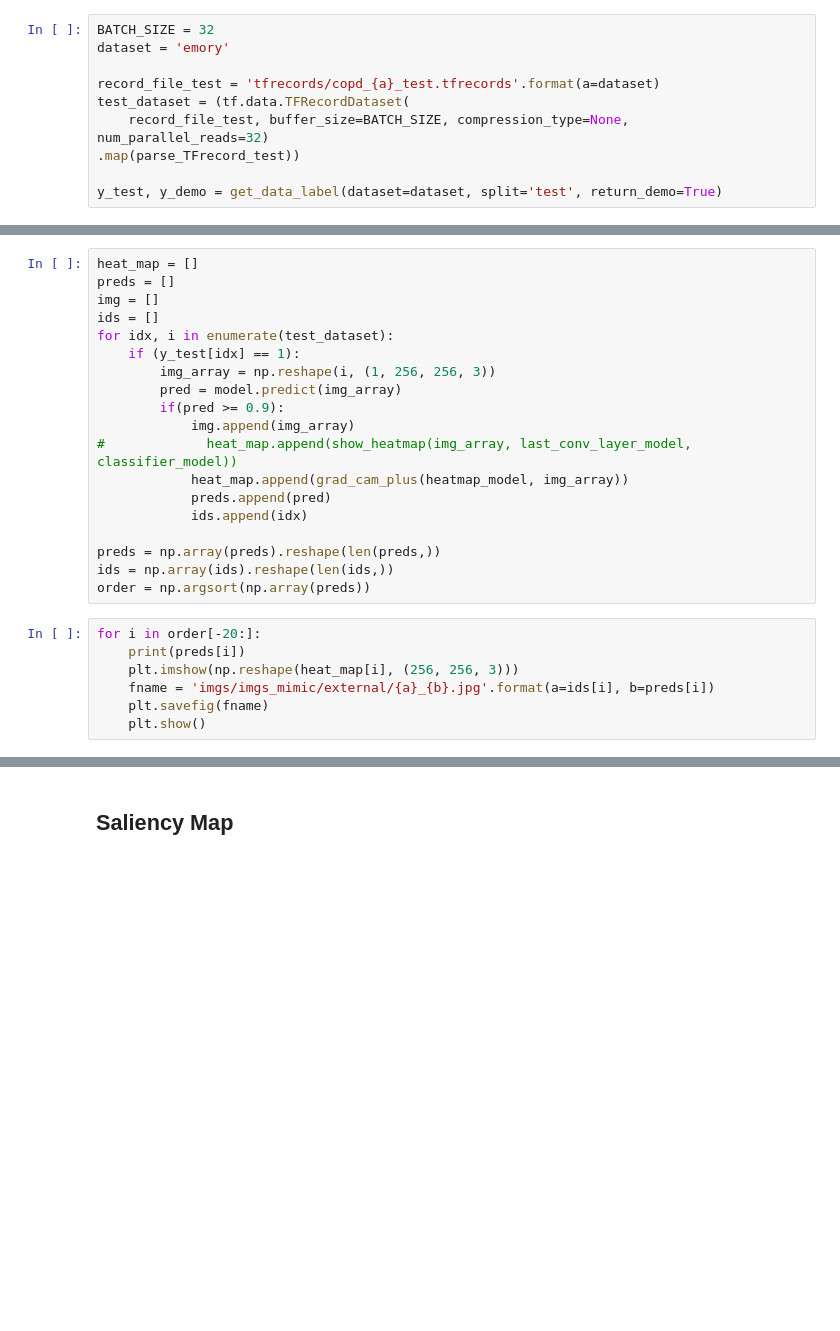
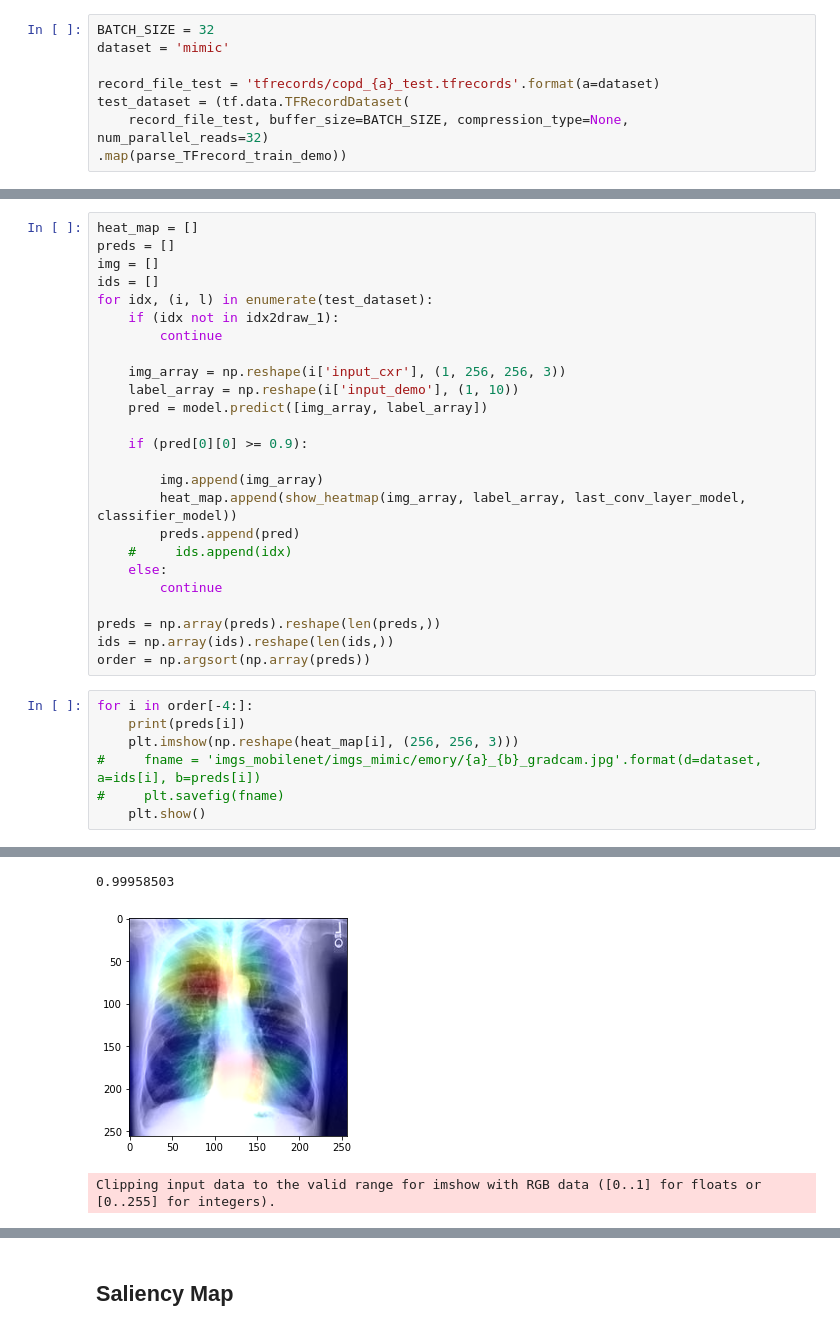
Before and after one commit to Ryan-RE-Wang/COPD-project, a Jupyter notebook: COPD_model_interpretation.ipynb, the cells around one changed output, grey strips where cells are left out. Saved outputs shown, nothing was run; the diff lists cells and outputs as text; blank space fills up the shorter version.

```diff
--- a/COPD_model_interpretation.ipynb
+++ b/COPD_model_interpretation.ipynb
@@ -30,10 +88,8 @@ print(tf.__version__)
 # %%
 BATCH_SIZE = 32
-dataset = 'emory'
+dataset = 'mimic'
 
 record_file_test = 'tfrecords/copd_{a}_test.tfrecords'.format(a=dataset)
 test_dataset = (tf.data.TFRecordDataset(
     record_file_test, buffer_size=BATCH_SIZE, compression_type=None, num_parallel_reads=32)
-.map(parse_TFrecord_test))
-
-y_test, y_demo = get_data_label(dataset=dataset, split='test', return_demo=True)
+.map(parse_TFrecord_train_demo))
@@ -70,24 +313,31 @@ heat_map = []
 preds = []
 img = []
 ids = []
-for idx, i in enumerate(test_dataset):
-    if (y_test[idx] == 1):
-        img_array = np.reshape(i, (1, 256, 256, 3))
-        pred = model.predict(img_array)
-        if(pred >= 0.9):
-            img.append(img_array)
-#             heat_map.append(show_heatmap(img_array, last_conv_layer_model, classifier_model))
-            heat_map.append(grad_cam_plus(heatmap_model, img_array))
-            preds.append(pred)
-            ids.append(idx)
+for idx, (i, l) in enumerate(test_dataset):
+    if (idx not in idx2draw_1):
+        continue
+
+    img_array = np.reshape(i['input_cxr'], (1, 256, 256, 3))
+    label_array = np.reshape(i['input_demo'], (1, 10))
+    pred = model.predict([img_array, label_array])
+
+    if (pred[0][0] >= 0.9):
+
+        img.append(img_array)
+        heat_map.append(show_heatmap(img_array, label_array, last_conv_layer_model, classifier_model))
+        preds.append(pred)
+    #     ids.append(idx)
+    else:
+        continue
 
 preds = np.array(preds).reshape(len(preds,))
 ids = np.array(ids).reshape(len(ids,))
 order = np.argsort(np.array(preds))
 # %%
-for i in order[-20:]:
+for i in order[-4:]:
     print(preds[i])
     plt.imshow(np.reshape(heat_map[i], (256, 256, 3)))
-    fname = 'imgs/imgs_mimic/external/{a}_{b}.jpg'.format(a=ids[i], b=preds[i])
-    plt.savefig(fname)
+#     fname = 'imgs_mobilenet/imgs_mimic/emory/{a}_{b}_gradcam.jpg'.format(d=dataset, a=ids[i], b=preds[i])
+#     plt.savefig(fname)
     plt.show()
+# %% [output]
@@ -93,0 +345,3 @@ for i in order[-20:]:
+0.99958503
+[figure, added]
+Clipping input data to the valid range for imshow with RGB data ([0..1] for floats or [0..255] for integers).
```
Also changed, not shown: parts of 18 cells of this notebook, 14 other files.
